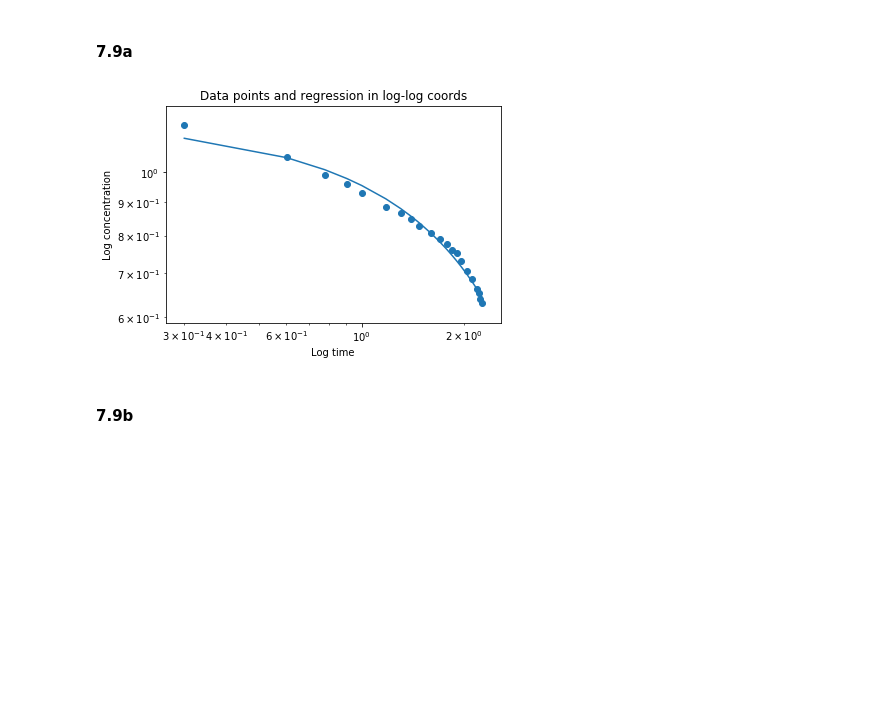
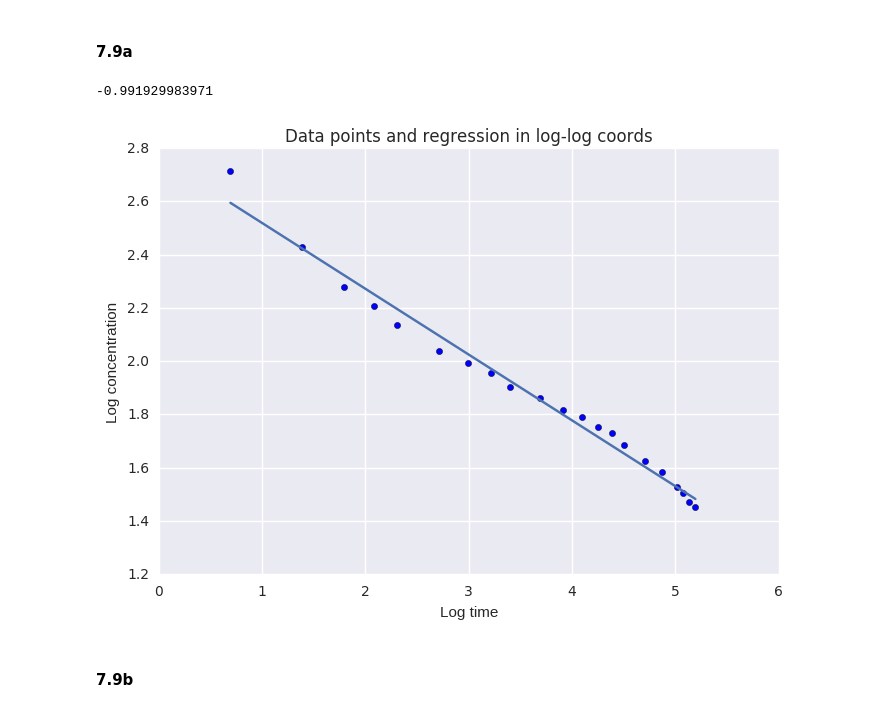
Before and after one commit to Salil999/applied_machine_learning, a Jupyter notebook: hw4/hw4.ipynb, the cells around one changed output. Drawn from its saved outputs; the diff is of its cells as text; code cells hidden in the pictures; blank space fills up the shorter version.

```diff
--- a/hw4/hw4.ipynb
+++ b/hw4/hw4.ipynb
@@ -12,24 +13,29 @@ df = pd.read_csv('brunhild.txt',sep='\t',header=0)
 # %% [markdown]
 #### 7.9a
 # %%
-x = df[df.columns[0]]
-y = df[df.columns[1]]
+x = df['Hours']
+y = df['Sulfate']
 
-logx = np.log10(x)
-logy = np.log10(y)
+logx = np.log(x)
+logy = np.log(y)
+
 
 lslope, lintercept, lr_value, lp_value, lstd_err = stats.linregress(logx, logy)
+print(lr_value)
+# %% [output]
+-0.991929983971
 # %%
-plt.xscale('log')
-plt.yscale('log')
+#plt.xscale('log')
+#plt.yscale('log')
+
 plt.scatter(logx, logy)
 plt.plot(logx, lslope*logx + lintercept)
 plt.title('Data points and regression in log-log coords')
 plt.xlabel('Log time')
 plt.ylabel('Log concentration')
 plt.show()
 # %% [output]
-[figure, old version]
+[figure, new version]
 # %% [markdown]
 #### 7.9b
 # %%
```
Also changed, not shown: parts of 4 cells of this notebook, 2 other files.
